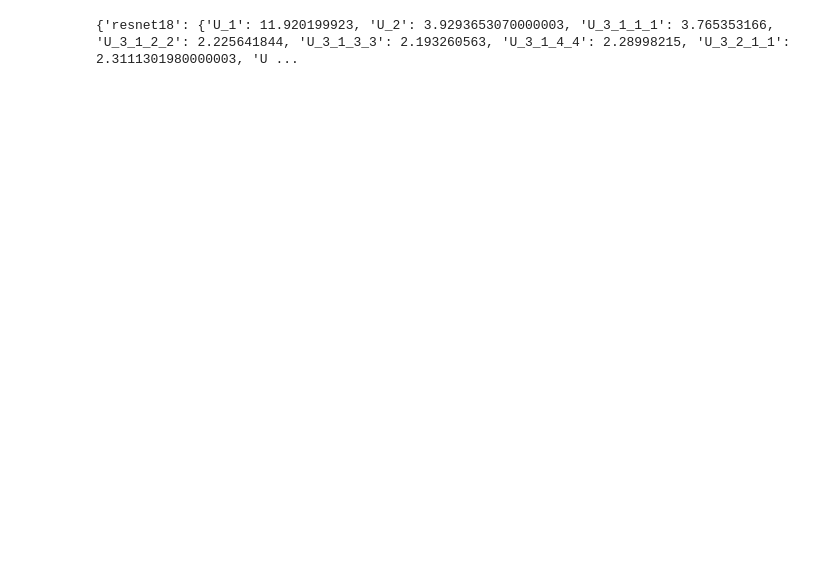
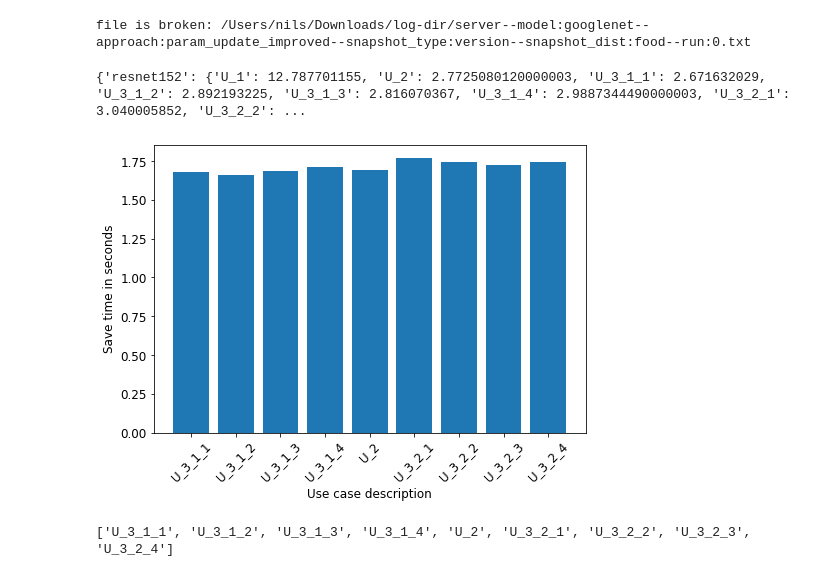
Before and after one commit to slin96/master-thesis, a Jupyter notebook: experiments/plots/save_recover_time.ipynb, the cells around one changed output. Cells and saved outputs as stored; diff of their text form; code cells hidden in the pictures; blank space fills up the shorter version.

Commit message:
save time simple plot

```diff
--- a/experiments/plots/save_recover_time.ipynb
+++ b/experiments/plots/save_recover_time.ipynb
@@ -45,4 +8,54 @@ file is broken: /Users/nils/Downloads/log-dir/server--model:googlenet--approach:
-# %%
-print(save_times)
-# %% [output]
-{'resnet18': {'U_1': 11.920199923, 'U_2': 3.9293653070000003, 'U_3_1_1_1': 3.765353166, 'U_3_1_2_2': 2.225641844, 'U_3_1_3_3': 2.193260563, 'U_3_1_4_4': 2.28998215, 'U_3_2_1_1': 2.3111301980000003, 'U ...
+# %%
+
+all_files_parsed = parse_all_log_files('/Users/nils/Downloads/log-dir')
+baseline_only = filter_by_attribute(all_files_parsed, ('approach', 'baseline'))
+baseline_versions = filter_by_attribute(baseline_only, ('snapshot_type', 'version'))
+baseline_version_food = filter_by_attribute(baseline_versions, ('snapshot_dist', 'food'))
+
+baseline_version_food_server = filter_by_attribute(baseline_version_food, ('location', 'server'))
+baseline_version_food_server_0 = filter_by_attribute(baseline_version_food_server, ('run', '0'))
+
+baseline_version_food_node = filter_by_attribute(baseline_version_food, ('location', 'node'))
+baseline_version_food_node_0 = filter_by_attribute(baseline_version_food_node, ('run', '0'))
+# %% [output]
+file is broken: /Users/nils/Downloads/log-dir/server--model:googlenet--approach:param_update_improved--snapshot_type:version--snapshot_dist:food--run:0.txt
+# %%
+save_times = calc_save_times(baseline_version_food_server_0, baseline_version_food_node_0)
+print(save_times)
+# %% [output]
+{'resnet152': {'U_1': 12.787701155, 'U_2': 2.7725080120000003, 'U_3_1_1': 2.671632029, 'U_3_1_2': 2.892193225, 'U_3_1_3': 2.816070367, 'U_3_1_4': 2.9887344490000003, 'U_3_2_1': 3.040005852, 'U_3_2_2': ...
+# %%
+def rearrange_u2(use_cases):
+    # remove U_2
+    u2 = use_cases.pop(1)
+    num_cases = len(use_cases)
+    new_u2_pos = int((num_cases - 1) / 2) + 1
+    use_cases.insert(new_u2_pos, u2)
+    return use_cases
+
+
+def plot_save_time_one_model(save_times, save_path=None):
+    # TODO include U1 as soon as be have the new results
+    use_cases = rearrange_u2(list(save_times.keys()))[1:]
+
+    plt.rc('font', size=12)
+    fig = plt.figure()
+    ax = fig.add_axes([0, 0, 1, 1])
+    times = [save_times[k] for k in use_cases]
+    ax.bar(use_cases, times)
+    ax.set_ylabel('Save time in seconds')
+    ax.set_xlabel('Use case description')
+    plt.xticks(rotation=45)
+    if save_path:
+        fig.savefig(save_path, bbox_inches='tight')
+
+    plt.show()
+
+    # TODO save plot
+
+    print(use_cases)
+# %%
+plot_save_time_one_model(save_times['mobilenet'], './pdfs/mobilenet.pdf')
+# %% [output]
+[figure, added]
+['U_3_1_1', 'U_3_1_2', 'U_3_1_3', 'U_3_1_4', 'U_2', 'U_3_2_1', 'U_3_2_2', 'U_3_2_3', 'U_3_2_4']
```
Also changed, not shown: parts of 11 cells of this notebook, 1 other file.
